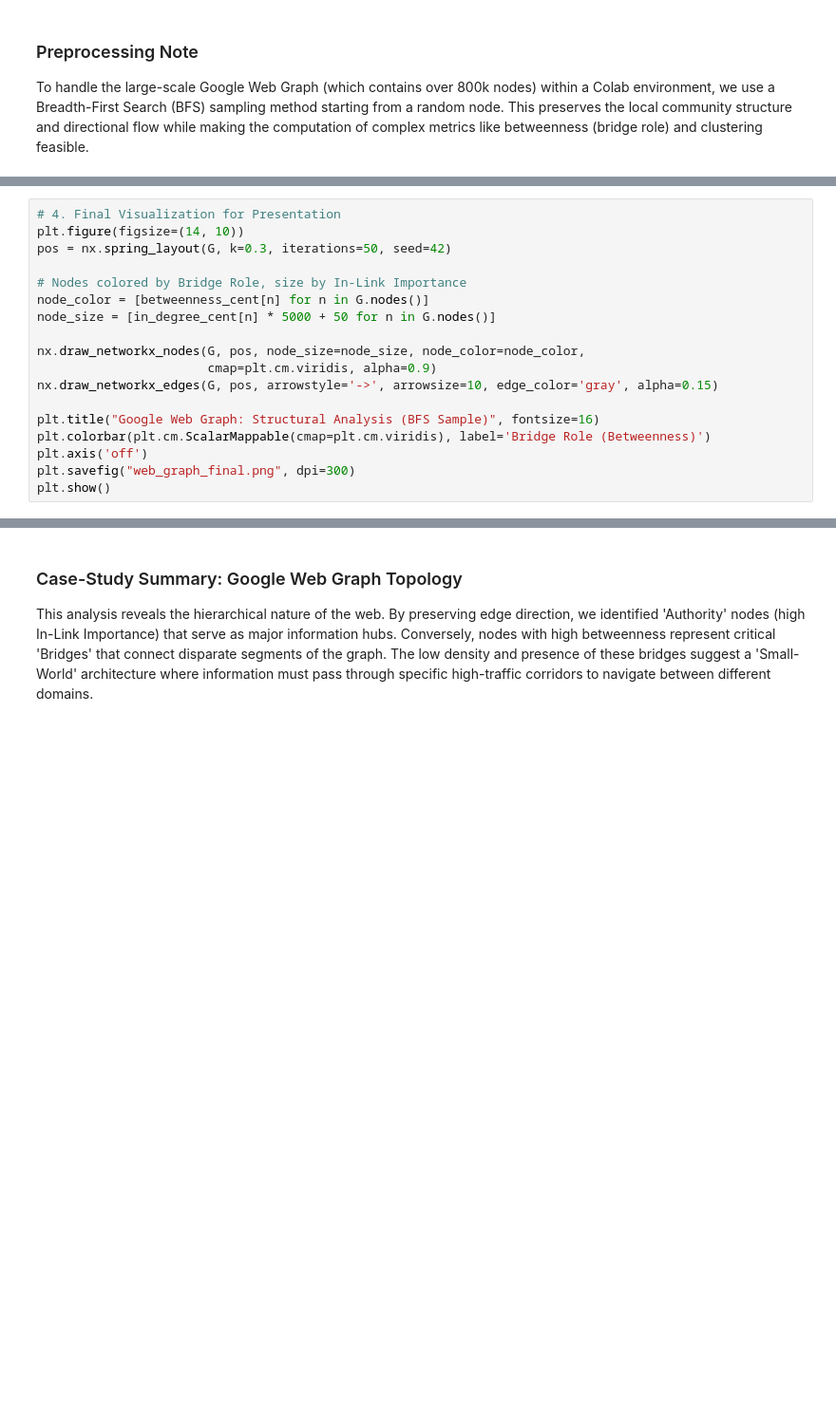
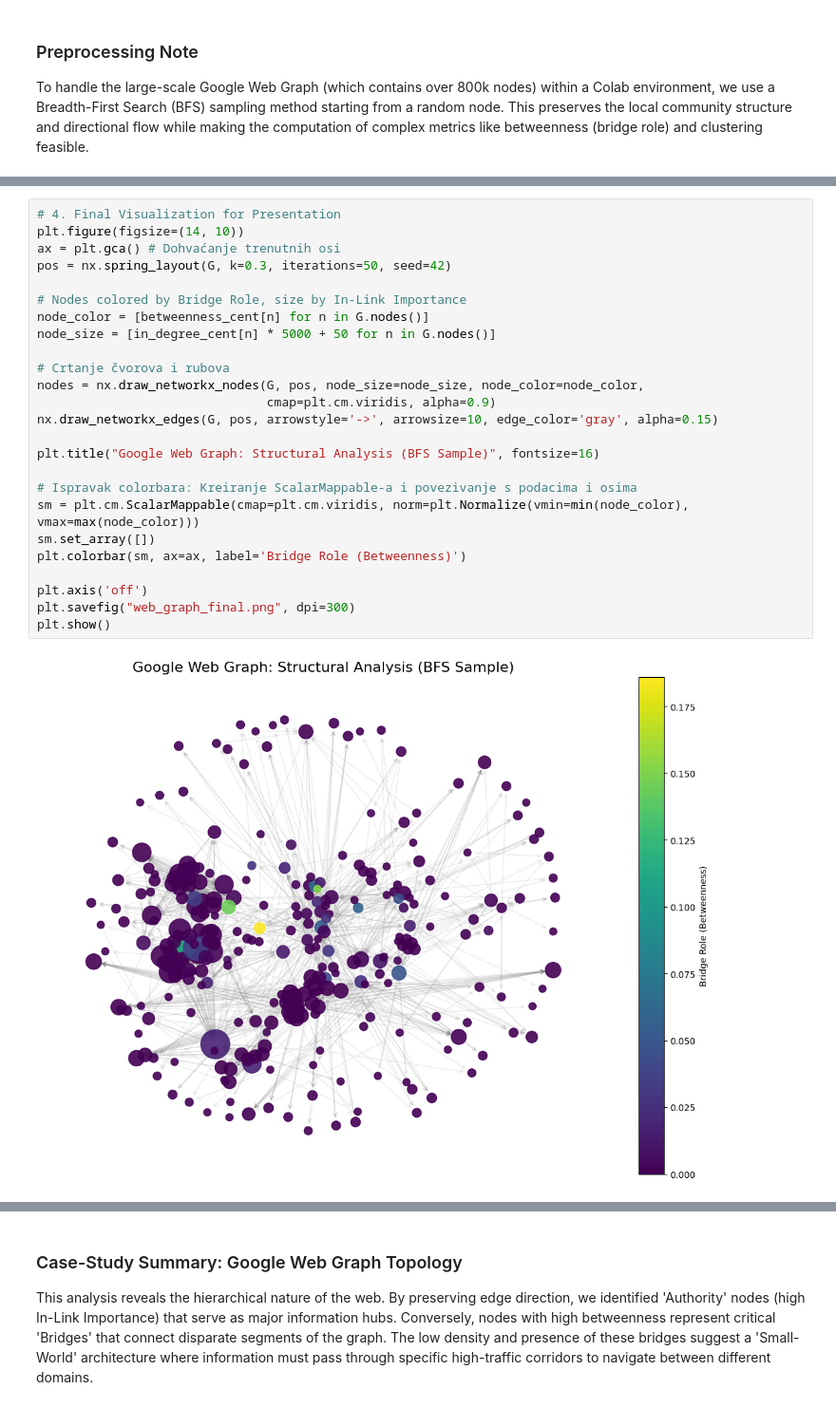
Before and after one commit to karlakulic/netsci, a Jupyter notebook: exercises/rkrstic/exercise_11/exercise_11.ipynb, the cells around one changed output, grey strips where cells are left out. Shown at 95% size. Saved outputs shown, nothing was run; the diff lists cells and outputs as text; blank space fills up the shorter version.

```diff
--- a/exercises/rkrstic/exercise_11/exercise_11.ipynb
+++ b/exercises/rkrstic/exercise_11/exercise_11.ipynb
@@ -87,21 +115,30 @@ display(ranking_df)
 # %%
 # 4. Final Visualization for Presentation
 plt.figure(figsize=(14, 10))
+ax = plt.gca() # Dohvaćanje trenutnih osi
 pos = nx.spring_layout(G, k=0.3, iterations=50, seed=42)
 
 # Nodes colored by Bridge Role, size by In-Link Importance
 node_color = [betweenness_cent[n] for n in G.nodes()]
 node_size = [in_degree_cent[n] * 5000 + 50 for n in G.nodes()]
 
-nx.draw_networkx_nodes(G, pos, node_size=node_size, node_color=node_color,
-                       cmap=plt.cm.viridis, alpha=0.9)
+# Crtanje čvorova i rubova
+nodes = nx.draw_networkx_nodes(G, pos, node_size=node_size, node_color=node_color,
+                               cmap=plt.cm.viridis, alpha=0.9)
 nx.draw_networkx_edges(G, pos, arrowstyle='->', arrowsize=10, edge_color='gray', alpha=0.15)
 
 plt.title("Google Web Graph: Structural Analysis (BFS Sample)", fontsize=16)
-plt.colorbar(plt.cm.ScalarMappable(cmap=plt.cm.viridis), label='Bridge Role (Betweenness)')
+
+# Ispravak colorbara: Kreiranje ScalarMappable-a i povezivanje s podacima i osima
+sm = plt.cm.ScalarMappable(cmap=plt.cm.viridis, norm=plt.Normalize(vmin=min(node_color), vmax=max(node_color)))
+sm.set_array([])
+plt.colorbar(sm, ax=ax, label='Bridge Role (Betweenness)')
+
 plt.axis('off')
 plt.savefig("web_graph_final.png", dpi=300)
 plt.show()
+# %% [output]
+[figure, added]
 # %%
 # 5. Export Artifacts
 ranking_df.to_csv('google_web_ranking.csv', index=False)
```
Also changed, not shown: parts of 4 cells of this notebook.
